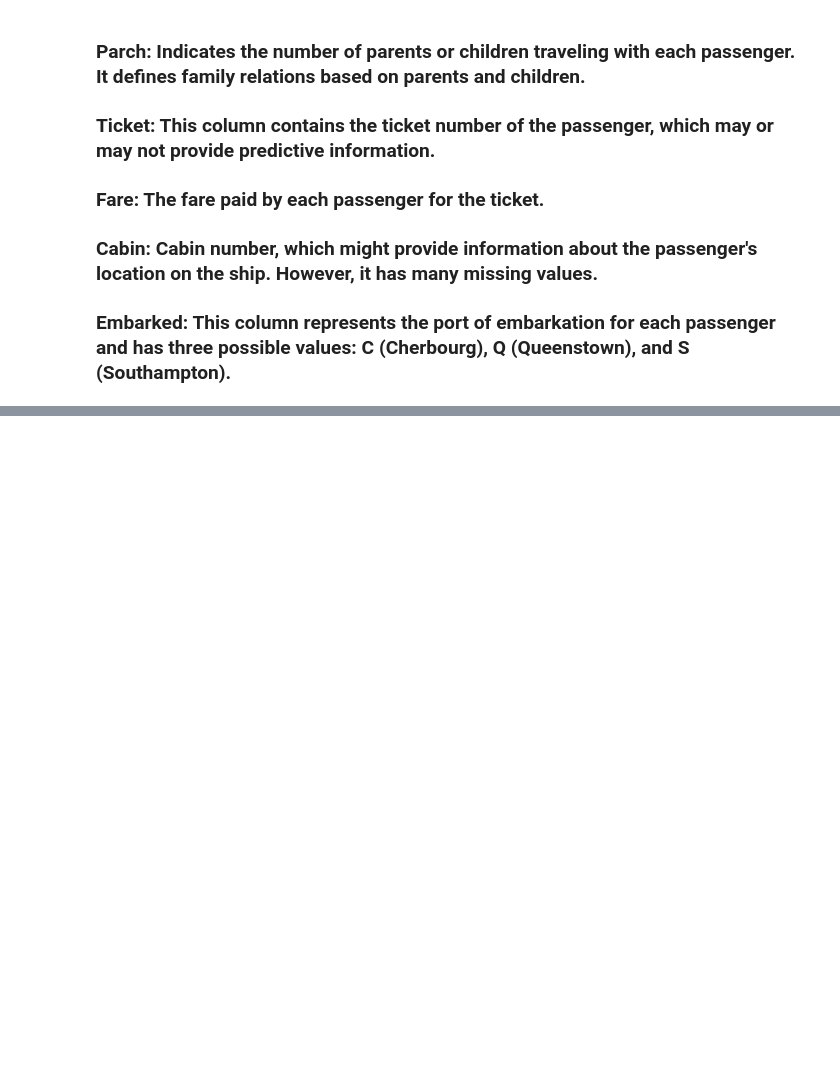
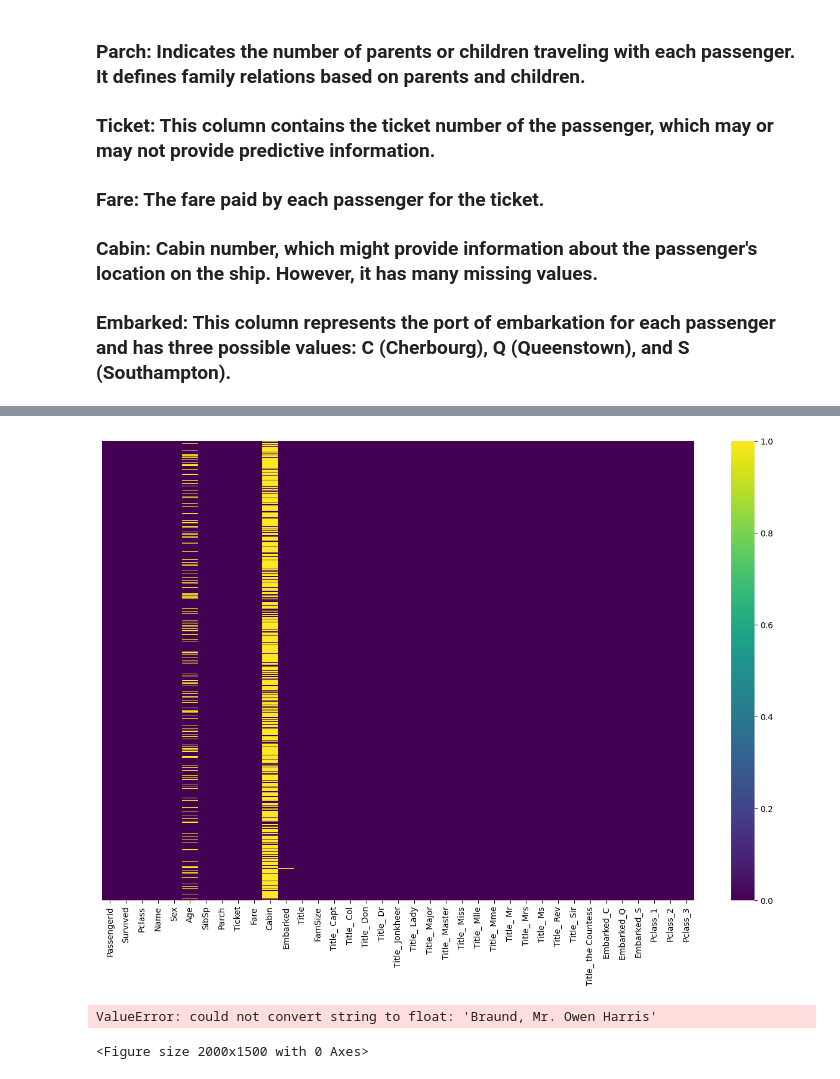
Before and after one commit to sphussey/kaggle_competitions, a Jupyter notebook: titanic-machine-learning-from-disaster.ipynb, the cells around one changed output, grey strips where cells are left out. Drawn from its saved outputs; the diff is of its cells as text; code cells hidden in the pictures; blank space fills up the shorter version.

Commit message:
Kaggle Notebook | Titanic - Machine Learning from Disaster | Version 7

```diff
--- a/titanic-machine-learning-from-disaster.ipynb
+++ b/titanic-machine-learning-from-disaster.ipynb
@@ -44,7 +70,3 @@ for dirname, _, filenames in os.walk('/kaggle/input'):
 ### Cabin: Cabin number, which might provide information about the passenger's location on the ship. However, it has many missing values.
 
 ### Embarked: This column represents the port of embarkation for each passenger and has three possible values: C (Cherbourg), Q (Queenstown), and S (Southampton).
-# %%
-# Let's load our dataset into a DataFrame
-raw_data = pd.read_csv('/kaggle/input/titanic/train.csv')
-raw_data
@@ -68,0 +180,9 @@ sns.pairplot(raw_data)
+# %%
+def visualize_missing_data(data):
+    plt.figure(figsize=(16,10))
+    sns.heatmap(data.isnull(), yticklabels=False, cmap='viridis')
+    plt.show()
+
+visualize_missing_data(preprocessed_data)
+# %% [output]
+[figure, added]
@@ -69,3 +191,6 @@ sns.pairplot(raw_data)
 # %%
-#plt.figure(figsize=(20,15))
-#sns.heatmap(raw_data.corr(),annot=True)
+plt.figure(figsize=(20,15))
+sns.heatmap(preprocessed_data.corr(),annot=True)
+# %% [output]
+ValueError: could not convert string to float: 'Braund, Mr. Owen Harris'
+<Figure size 2000x1500 with 0 Axes>
```
Also changed, not shown: parts of 11 cells of this notebook.
